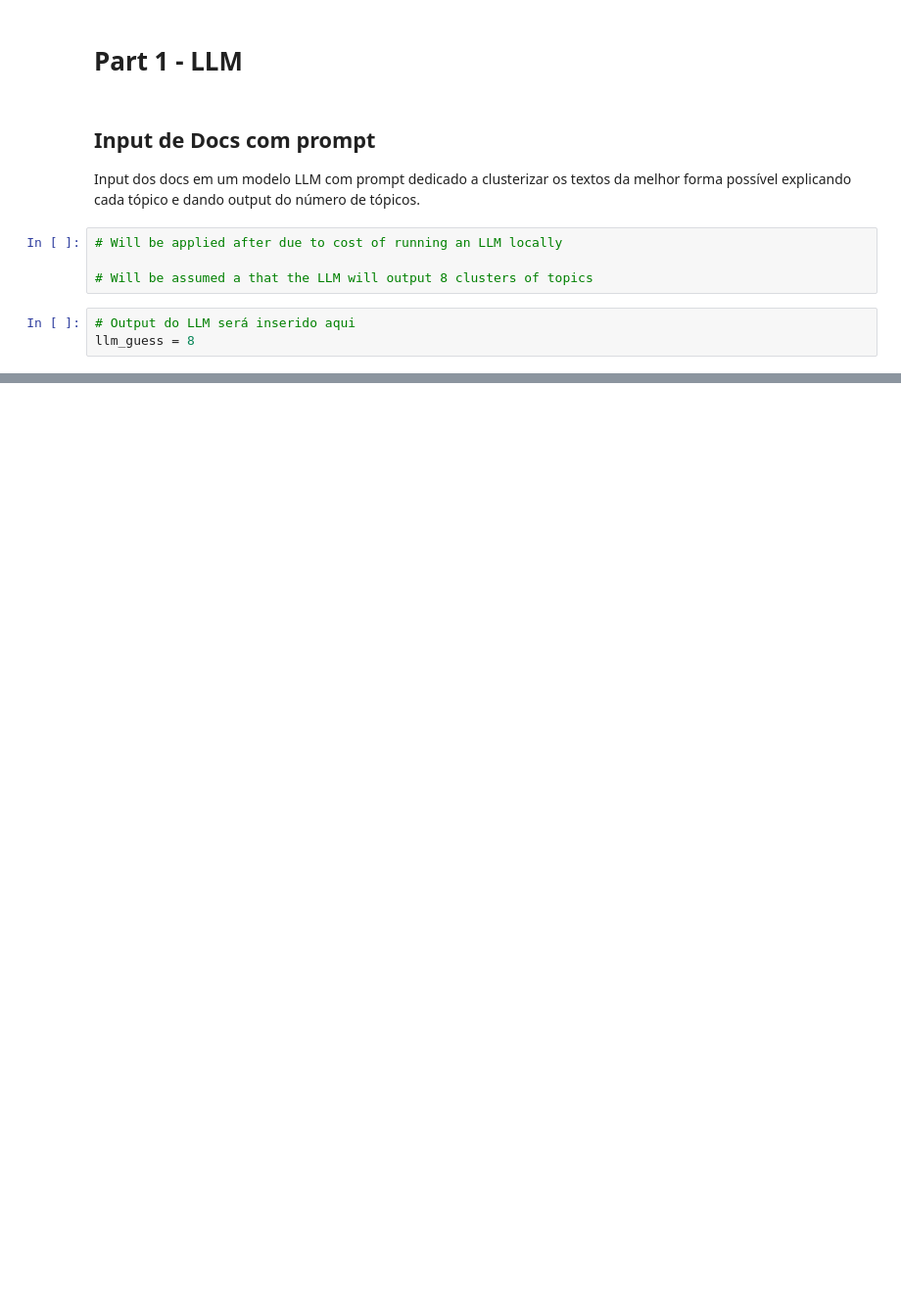
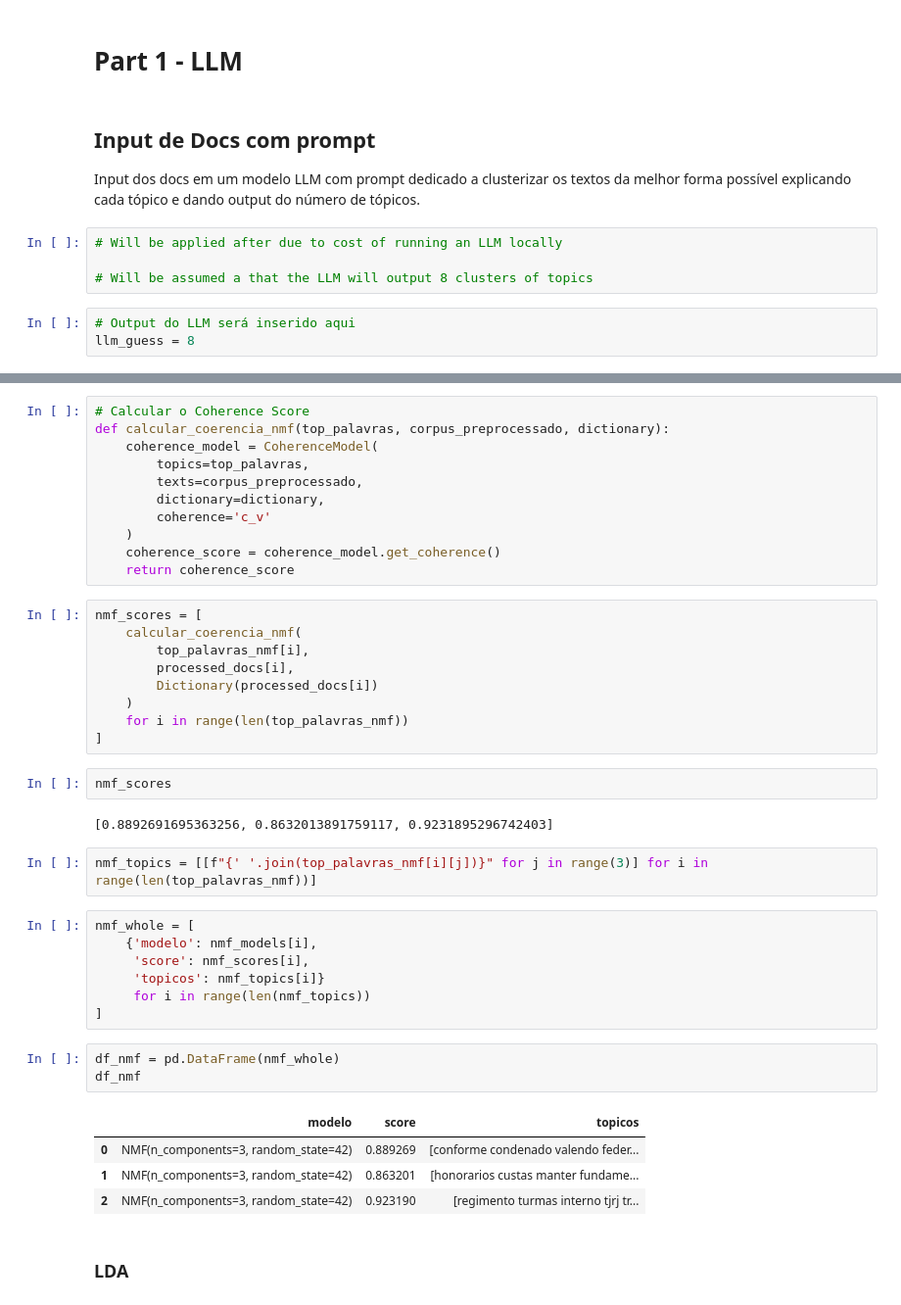
Before and after one commit to Etore-BeS/LDA_Test, a Jupyter notebook: LDA_Basic.ipynb, the cells around one changed output, grey strips where cells are left out. Shown: that part at 98% size. Cells and saved outputs as stored; diff of their text form; blank space fills up the shorter version.

Commit message:
Reescrevendo o Projeto - Modelos LDA, LSA, NMF e seus scores foram feitos.

```diff
--- a/LDA_Basic.ipynb
+++ b/LDA_Basic.ipynb
@@ -340,0 +190,43 @@ Tópico 5:
+# %%
+# Calcular o Coherence Score
+def calcular_coerencia_nmf(top_palavras, corpus_preprocessado, dictionary):
+    coherence_model = CoherenceModel(
+        topics=top_palavras,
+        texts=corpus_preprocessado,
+        dictionary=dictionary,
+        coherence='c_v'
+    )
+    coherence_score = coherence_model.get_coherence()
+    return coherence_score
+# %%
+nmf_scores = [
+    calcular_coerencia_nmf(
+        top_palavras_nmf[i],
+        processed_docs[i],
+        Dictionary(processed_docs[i])
+    )
+    for i in range(len(top_palavras_nmf))
+]
+# %%
+nmf_scores
+# %% [output]
+[0.8892691695363256, 0.8632013891759117, 0.9231895296742403]
+# %%
+nmf_topics = [[f"{' '.join(top_palavras_nmf[i][j])}" for j in range(3)] for i in range(len(top_palavras_nmf))]
+# %%
+nmf_whole = [
+    {'modelo': nmf_models[i],
+     'score': nmf_scores[i],
+     'topicos': nmf_topics[i]}
+     for i in range(len(nmf_topics))
+]
+# %%
+df_nmf = pd.DataFrame(nmf_whole)
+df_nmf
+# %% [output]
+|  | modelo | score | topicos |
+| 0 | NMF(n_components=3, random_state=42) | 0.889269 | [conforme condenado valendo feder... |
+| 1 | NMF(n_components=3, random_state=42) | 0.863201 | [honorarios custas manter fundame... |
+| 2 | NMF(n_components=3, random_state=42) | 0.923190 | [regimento turmas interno tjrj tr... |
+# %% [markdown]
+### LDA
```
Also changed, not shown: parts of 79 cells of this notebook, 1 other file.
